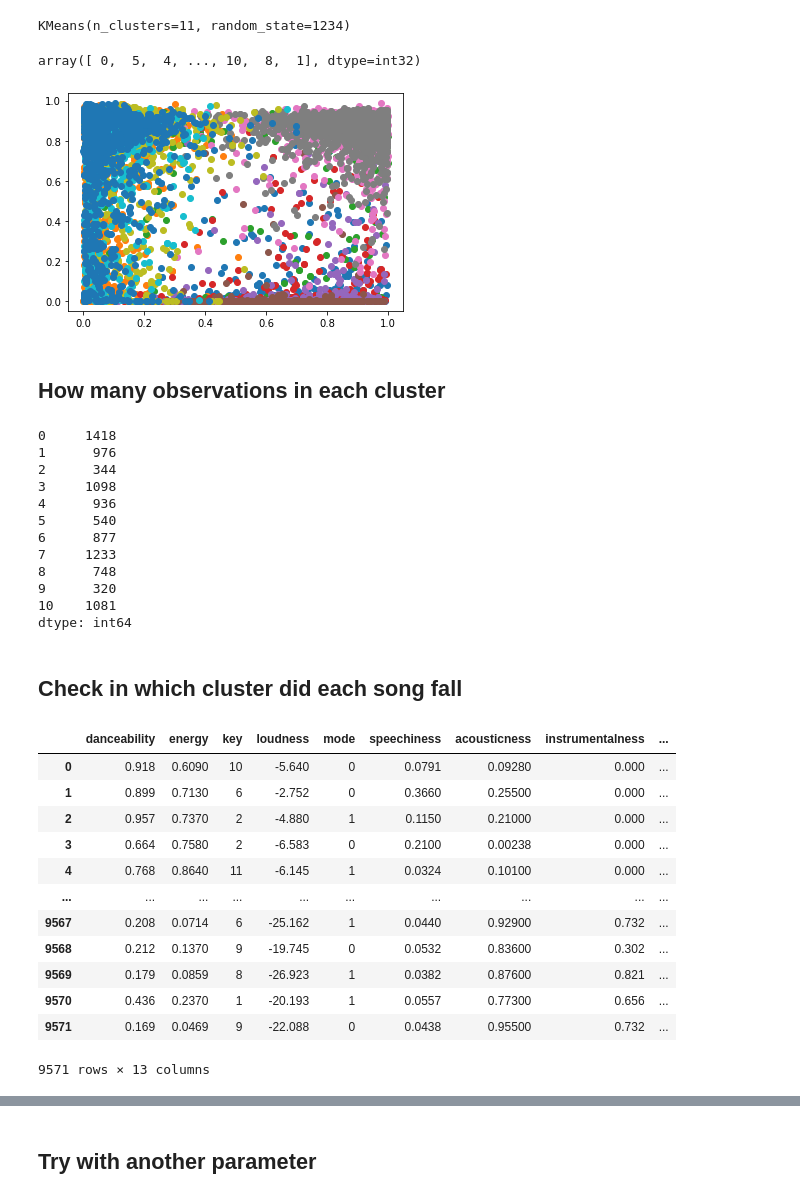
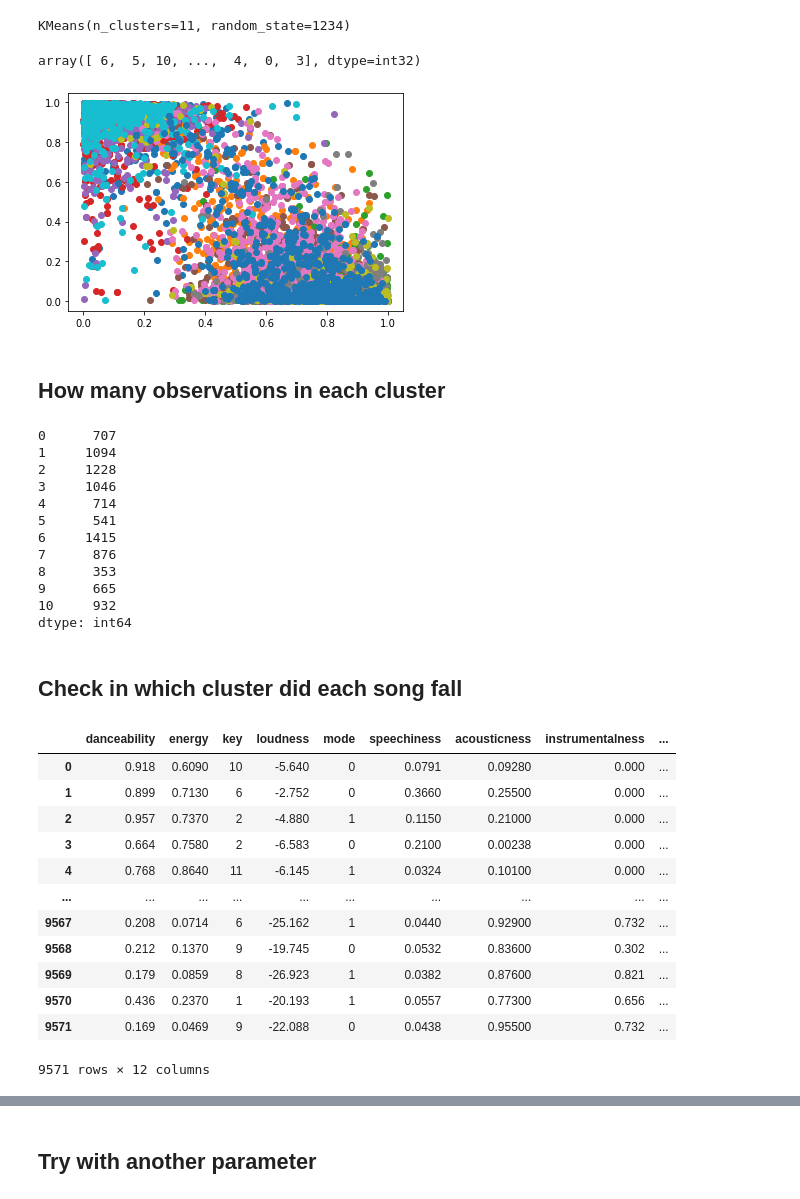
Before and after one commit to ChristinIskander/Song-Recommender-Spotify, a Jupyter notebook: Spotify Clustering.ipynb, the cells around one changed output, grey strips where cells are left out. Saved outputs shown, nothing was run; the diff lists cells and outputs as text; code cells hidden in the pictures.

```diff
--- a/Spotify Clustering.ipynb
+++ b/Spotify Clustering.ipynb
@@ -34,7 +34,7 @@ spotify_list
 spotify_list=spotify_list.drop_duplicates()
 # %%
 spotify_list=spotify_list.drop(columns=['uri', 'track_href','analysis_url','time_signature' ],axis=1)
-spotify_list=spotify_list.drop(columns=['Unnamed: 0.1', 'Unnamed: 0','type','id' ],axis=1)
+spotify_list=spotify_list.drop(columns=['Unnamed: 0.1', 'Unnamed: 0','type','id','duration_ms' ],axis=1)
 spotify_list
 # %% [output]
 |  | danceability | energy | key | loudness | mode | speechiness | acousticness | instrumentalness | ... |
@@ -113,22 +121,22 @@ KMeans(n_clusters=11, random_state=1234)
 # %%
 kmeans.labels_
 # %% [output]
-array([ 0,  5,  4, ..., 10,  8,  1], dtype=int32)
+array([ 6,  5, 10, ...,  4,  0,  3], dtype=int32)
 # %%
 # assign a cluster to each example
 labels = kmeans.predict(X_scaled_df)
 # retrieve unique clusters
 clusters = np.unique(labels)
 # create scatter plot for samples from each cluster
 for cluster in clusters:
     # get row indexes for samples with this cluster
     row_ix = np.where(labels == cluster)
     # create scatter of these samples
-    pyplot.scatter(X.to_numpy()[row_ix, 1], X.to_numpy()[row_ix, 7])
+    pyplot.scatter(X.to_numpy()[row_ix, 1], X.to_numpy()[row_ix, 6])
     # show the plot
 pyplot.show()
 # %% [output]
-[figure, old version]
+[figure, new version]
 # %% [markdown]
 ## How many observations in each cluster
 # %%
@@ -136,17 +144,17 @@ clusters = kmeans.predict(X_scaled_df)
 #clusters
 pd.Series(clusters).value_counts().sort_index()
 # %% [output]
-0     1418
-1      976
-2      344
-3     1098
-4      936
-5      540
-6      877
-7     1233
-8      748
-9      320
-10    1081
+0      707
+1     1094
+2     1228
+3     1046
+4      714
+5      541
+6     1415
+7      876
+8      353
+9      665
+10     932
 dtype: int64
 # %% [markdown]
 ## Check in which cluster did each song fall
@@ -166,4 +174,4 @@ X
 | 9569 | 0.179 | 0.0859 | 8 | -26.923 | 1 | 0.0382 | 0.87600 | 0.821 | ... |
 | 9570 | 0.436 | 0.2370 | 1 | -20.193 | 1 | 0.0557 | 0.77300 | 0.656 | ... |
 | 9571 | 0.169 | 0.0469 | 9 | -22.088 | 0 | 0.0438 | 0.95500 | 0.732 | ... |
-9571 rows × 13 columns
+9571 rows × 12 columns
```
Also changed, not shown: parts of 22 cells of this notebook.
